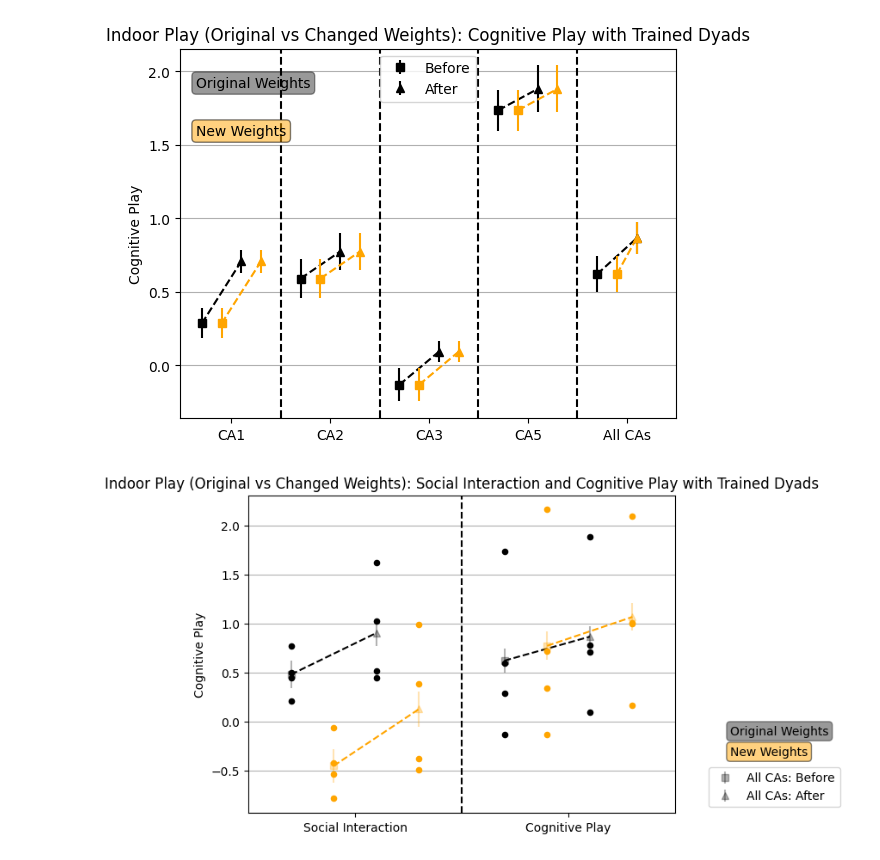
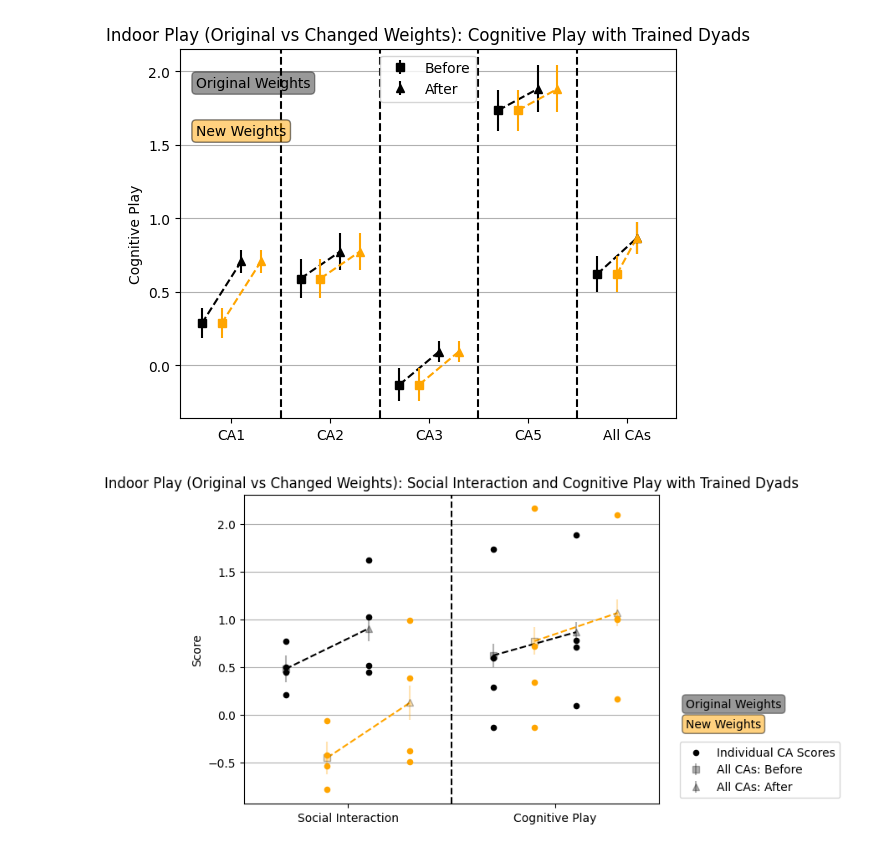
Before and after one commit to jyin1003/analysis-into-children-with-autism, a Jupyter notebook: changed_weights.ipynb, the cells around one changed output. Cells and saved outputs as stored; diff of their text form; code cells hidden in the pictures.

```diff
--- a/changed_weights.ipynb
+++ b/changed_weights.ipynb
@@ -543,7 +543,8 @@ plt.plot([x_before[-1], x_after[-1]], [before_avg[-1], after_avg[-1]], color='bl
 x_values = [0.5, 0.5, 0.5, 0.5]
 plt.scatter(x_values, y_before[0:4], color='black', s=20, zorder=10)
 x_values = [1.5, 1.5, 1.5, 1.5]
-plt.scatter(x_values, y_after[0:4], color='black', s=20, zorder=10)
+plt.scatter(x_values, y_after[0:4], color='black', s=20, zorder=10,
+                label="Individual CA Scores")
 
 # COGNITIVE
 cog_weights = np.array([0, -1, 1, 2, 2, 3, 5])
@@ -644,9 +645,9 @@ errors_after = after_err
 
 # Plotting the error bar graph
 plt.errorbar(x_before[-1], y_before[-1], yerr=errors_before[-1], fmt='o',
-                color='orange', marker='s', zorder=5, alpha = 0.3)
+                color='orange', marker='s', zorder=5, alpha = 0.3, markeredgecolor='black')
 plt.errorbar(x_after[-1], y_after[-1], yerr=errors_after[-1], fmt='o',
-                color='orange', marker='^', zorder=5, alpha = 0.3)
+                color='orange', marker='^', zorder=5, alpha = 0.3, markeredgecolor='black')
 plt.plot([x_before[-1], x_after[-1]], [before_avg[-1], after_avg[-1]], color='orange', linestyle='--')
 
 # Plot individual CA points
@@ -696,38 +697,38 @@ errors_after = after_err
 
 # Plotting the error bar graph
 plt.errorbar(x_before[-1], y_before[-1], yerr=errors_before[-1], fmt='o',
-                color='orange', marker='s', zorder=5, alpha = 0.3)
+                color='orange', marker='s', zorder=5, alpha = 0.3, markeredgecolor='black')
 plt.errorbar(x_after[-1], y_after[-1], yerr=errors_after[-1], fmt='o',
-                color='orange', marker='^', zorder=5, alpha = 0.3)
+                color='orange', marker='^', zorder=5, alpha = 0.3, markeredgecolor='black')
 plt.plot([x_before[-1], x_after[-1]], [before_avg[-1], after_avg[-1]], color='orange', linestyle='--')
 
 # Plot individual CA points
 x_values = [3.5,3.5,3.5,3.5]
 plt.scatter(x_values, y_before[0:4], color='orange', s=20, zorder=10)
 x_values = [4.5,4.5,4.5,4.5]
 plt.scatter(x_values, y_after[0:4], color='orange', s=20, zorder=10)
 
 
 
 # Adding labels and title
-plt.ylabel('Cognitive Play')
+plt.ylabel('Score')
 plt.title('Indoor Play (Original vs Changed Weights): Social Interaction and Cognitive Play with Trained Dyads')
 
 # Add vertical separation line
 plt.axvline(2.5, color='black', linestyle='--')
 
 # Customizing x-axis ticks and labels
 lines = np.array([1.25, 3.75])
 plt.xticks(lines, ['Social Interaction', 'Cognitive Play'])
 
 # Adding legend
-plt.legend(loc='lower right', bbox_to_anchor=(1.4, 0))
-plt.text(1, 0.3, "Original Weights", bbox=dict(facecolor='black', alpha=0.4, edgecolor='black', boxstyle='round,pad=0.3'), transform=plt.gcf().transFigure)
-plt.text(1, 0.25, "New Weights", bbox=dict(facecolor='orange', alpha=0.5, edgecolor='black', boxstyle='round,pad=0.3'), transform=plt.gcf().transFigure)
+plt.legend(loc='lower right', bbox_to_anchor=(1.45, 0))
+plt.text(0.95, 0.35, "Original Weights", bbox=dict(facecolor='black', alpha=0.4, edgecolor='black', boxstyle='round,pad=0.3'), transform=plt.gcf().transFigure)
+plt.text(0.95, 0.3, "New Weights", bbox=dict(facecolor='orange', alpha=0.5, edgecolor='black', boxstyle='round,pad=0.3'), transform=plt.gcf().transFigure)
 
 # Display the plot
 plt.grid(axis='y')
 plt.xlim(left=0, right = 5)
 plt.show()
 # %% [output]
-[figure, old version]
+[figure, new version]
```
Also changed, not shown: 3 other files.
